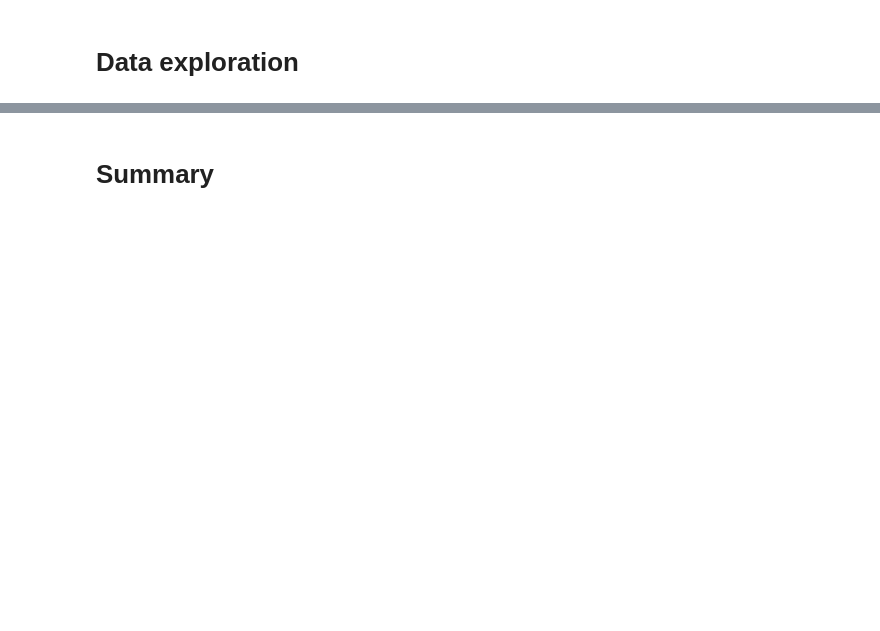
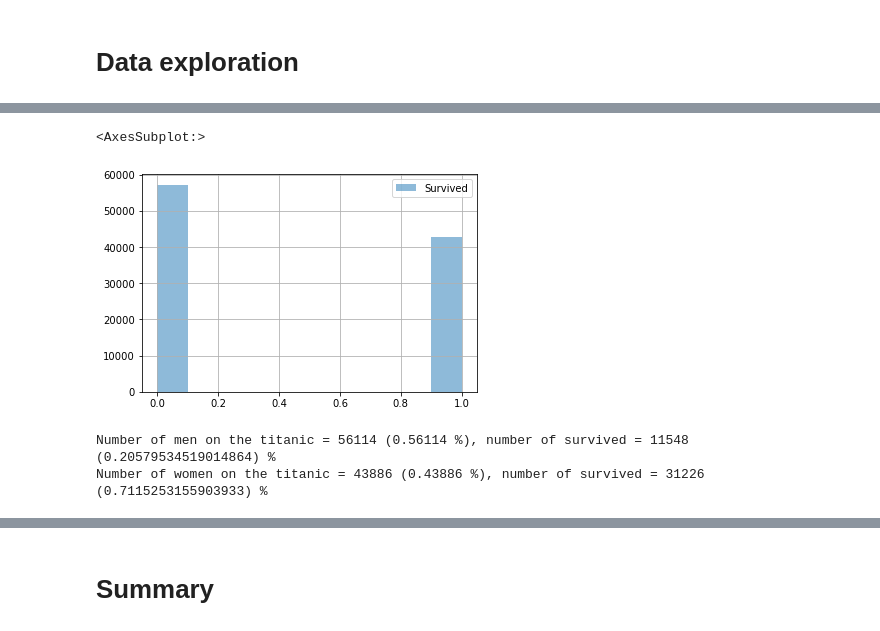
Before and after one commit to Anetta314159/2_data_exploration, a Jupyter notebook: eda.ipynb, the cells around one changed output, grey strips where cells are left out. Saved outputs shown, nothing was run; the diff lists cells and outputs as text; code cells hidden in the pictures; blank space fills up the shorter version.

```diff
--- a/eda.ipynb
+++ b/eda.ipynb
@@ -88,0 +93,3 @@ memory usage: 9.2+ MB
+# %%
+df['Sex'].replace({'male': 0, 'female': 1},inplace=True)
+df['Embarked'].replace({'C': 0, 'Q': 1, 'S': 2},inplace=True)
@@ -90,3 +106,7 @@ memory usage: 9.2+ MB
 # Data exploration
 # %%
 # Исследование данных
+# %%
+pass_data = df.drop(columns=['Name', 'PassengerId', 'Ticket', 'Cabin']);
+pass_data.dropna()
+pass_data.corr()
@@ -92,0 +123,21 @@ memory usage: 9.2+ MB
+# %%
+pass_data['Survived'].replace({0:'No',1:'Yes'},inplace=True)
+pass_data['Pclass'].replace({1:'1st',2:'2nd', 3:'3rd'},inplace=True)
+pass_data['Embarked'].replace({0:'C', 1:'Q', 2:'S'},inplace=True)
+pass_data['Sex'].replace({0:'male', 1: 'female'},inplace=True)
+# %%
+pass_data.Survived.hist(legend=True, alpha=0.5)
+# %% [output]
+<AxesSubplot:>
+[figure, added]
+# %%
+men = len(df[df['Sex'] == 0]);
+women = len(df[df['Sex'] == 1]);
+men_s = len(df[(df['Sex'] == 0) & (df['Survived'] == 1)]);
+women_s = len(df[(df['Sex'] == 1) & (df['Survived'] == 1)]);
+all_pass = men + women;
+print(f'Number of men on the titanic = {men} ({men / all_pass} %), number of survived = {men_s} ({men_s / men}) %');
+print(f'Number of women on the titanic = {women} ({women / all_pass} %), number of survived = {women_s} ({women_s / women}) %');
+# %% [output]
+Number of men on the titanic = 56114 (0.56114 %), number of survived = 11548 (0.20579534519014864) %
+Number of women on the titanic = 43886 (0.43886 %), number of survived = 31226 (0.7115253155903933) %
```
Also changed, not shown: parts of 9 cells of this notebook.
